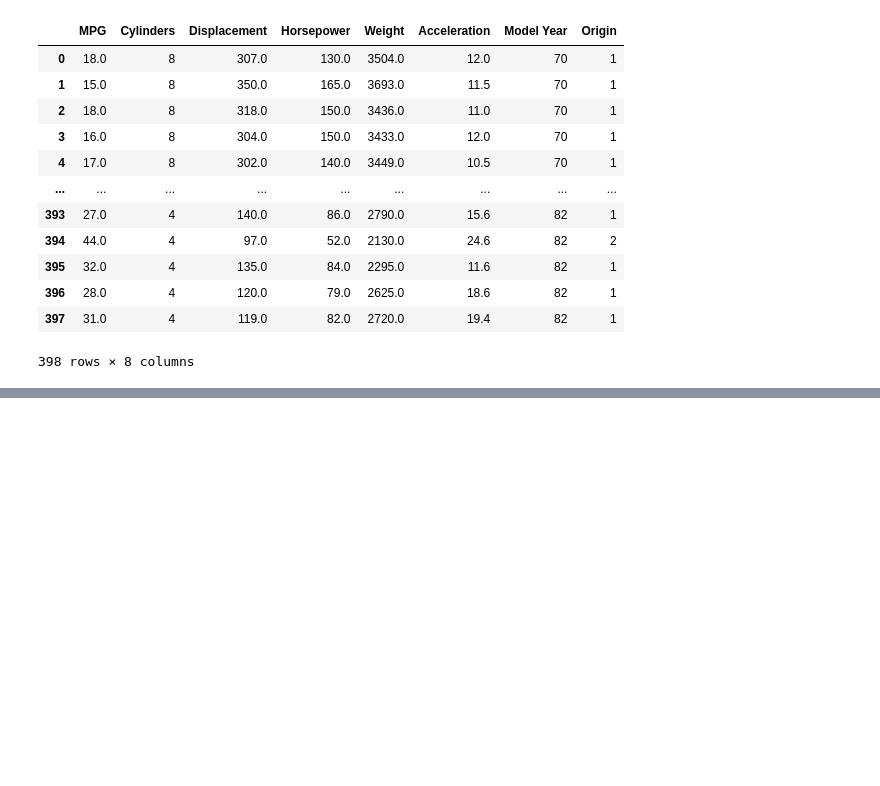
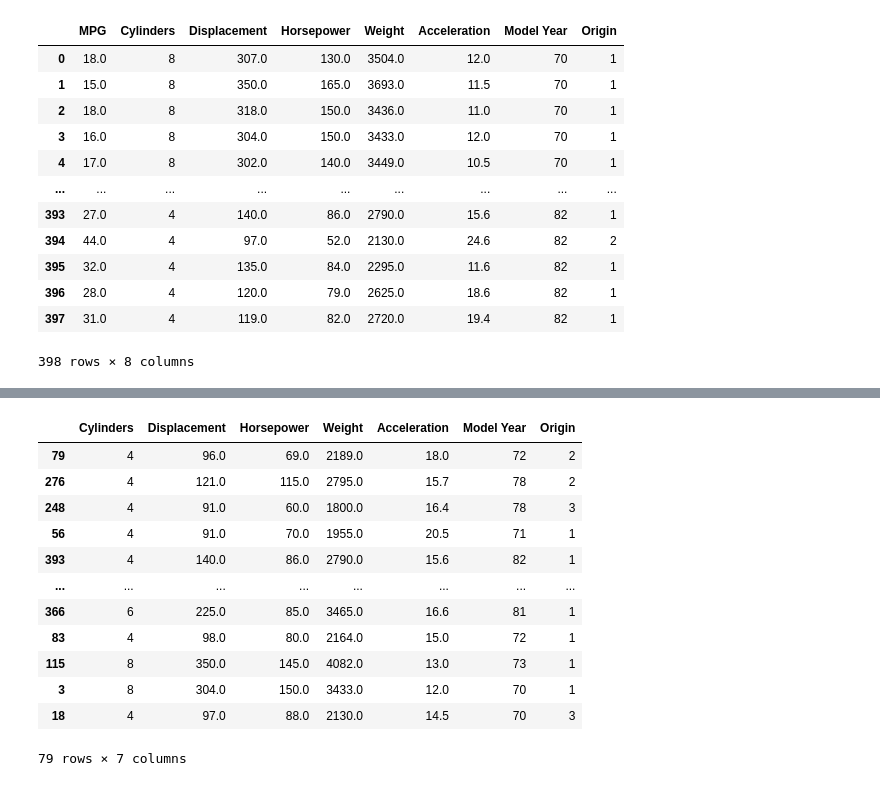
Before and after one commit to mohamedreda22/python-practice, a Jupyter notebook: format.ipynb, the cells around one changed output, grey strips where cells are left out. Drawn from its saved outputs; the diff is of its cells as text; code cells hidden in the pictures; blank space fills up the shorter version.

```diff
--- a/format.ipynb
+++ b/format.ipynb
@@ -29,0 +43,4 @@ raw_dataset
+# %%
+raw_dataset.dropna(inplace=True)
+# %%
+raw_dataset2=raw_dataset.dropna()
@@ -29,0 +60,4 @@ raw_dataset
+# %%
+from sklearn.preprocessing import MinMaxScaler
+mms = MinMaxScaler()
+mms.fit_transform(raw_dataset2)
@@ -29,0 +90,21 @@ raw_dataset
+# %%
+X = raw_dataset2.drop(columns=['MPG'])
+y = raw_dataset2['MPG']
+# %%
+from sklearn.model_selection import train_test_split
+X_train, X_test, Y_train,Y_test=train_test_split(X,y,test_size=0.2, random_state=42)
+X_test
+# %% [output]
+|  | Cylinders | Displacement | Horsepower | Weight | Acceleration | Model Year | Origin |
+| 79 | 4 | 96.0 | 69.0 | 2189.0 | 18.0 | 72 | 2 |
+| 276 | 4 | 121.0 | 115.0 | 2795.0 | 15.7 | 78 | 2 |
+| 248 | 4 | 91.0 | 60.0 | 1800.0 | 16.4 | 78 | 3 |
+| 56 | 4 | 91.0 | 70.0 | 1955.0 | 20.5 | 71 | 1 |
+| 393 | 4 | 140.0 | 86.0 | 2790.0 | 15.6 | 82 | 1 |
+| ... | ... | ... | ... | ... | ... | ... | ... |
+| 366 | 6 | 225.0 | 85.0 | 3465.0 | 16.6 | 81 | 1 |
+| 83 | 4 | 98.0 | 80.0 | 2164.0 | 15.0 | 72 | 1 |
+| 115 | 8 | 350.0 | 145.0 | 4082.0 | 13.0 | 73 | 1 |
+| 3 | 8 | 304.0 | 150.0 | 3433.0 | 12.0 | 70 | 1 |
+| 18 | 4 | 97.0 | 88.0 | 2130.0 | 14.5 | 70 | 3 |
+79 rows × 7 columns
```
Also changed, not shown: parts of 4 cells of this notebook.
